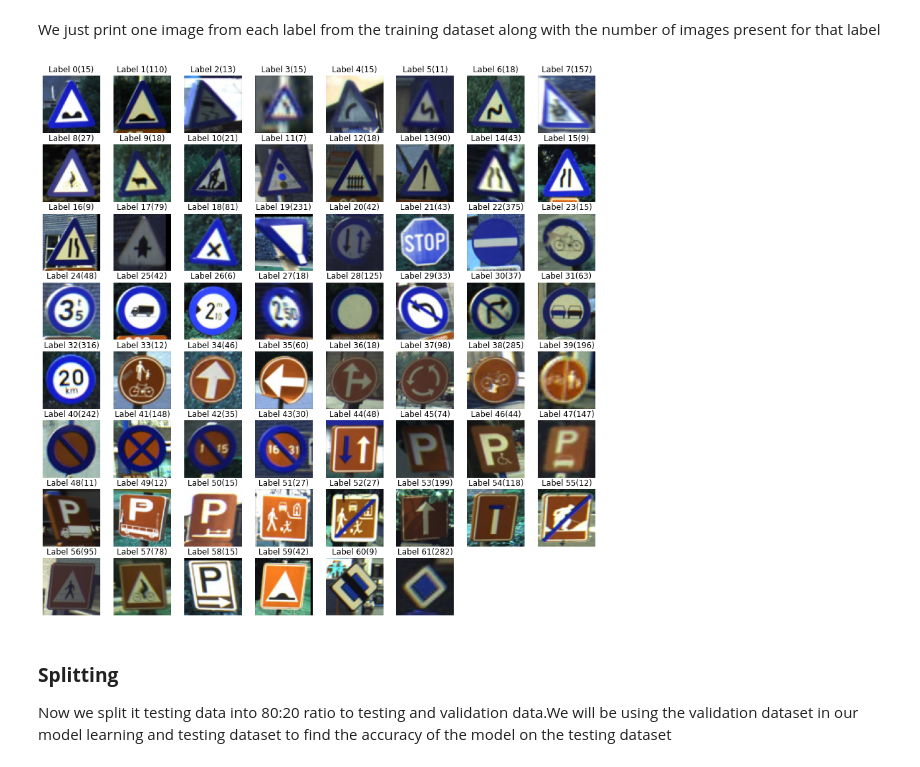
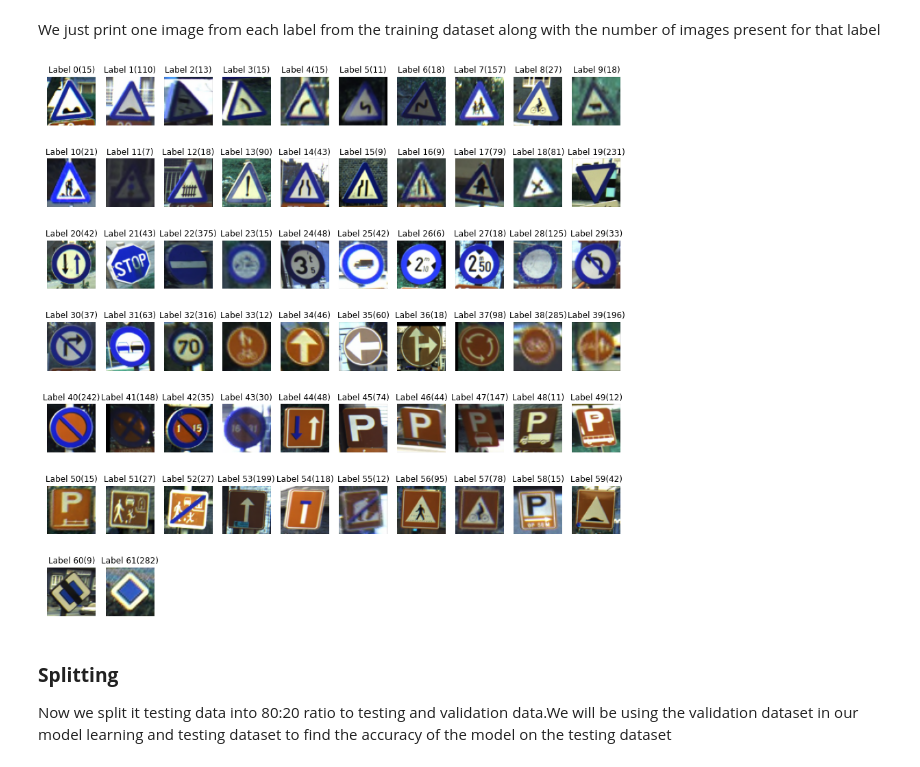
Before and after one commit to yashburad/TrafficSignDetection, a Jupyter notebook: Untitled3.ipynb, the cells around one changed output. Drawn from its saved outputs; the diff is of its cells as text; code cells hidden in the pictures.

```diff
--- a/Untitled3.ipynb
+++ b/Untitled3.ipynb
@@ -109,20 +109,20 @@ We just print one image from each label from the training dataset along with the
 # %%
 def display_images(labels,images):
     setLabels = set(labels)
     plt.figure(figsize=(15, 15))
     i = 1
     for label in setLabels:
         image = images[labels.index(label)]
-        plt.subplot(8, 8, i)  # A grid of 8 rows x 8 columns in the 15x15 inch plot figure created above
+        plt.subplot(7, 10, i)
         plt.axis('off')
         plt.title("Label "+str(label)+"("+str(labels.count(label))+")")
+        plt.imshow(image)
         i += 1
-        plt.imshow(image)
     plt.show()
 
 display_images(list(training_labels),training_images)
 # %% [output]
-[figure, old version]
+[figure, new version]
 # %% [markdown]
 ### **Splitting** ###
 
```
Also changed, not shown: parts of 9 cells of this notebook.
